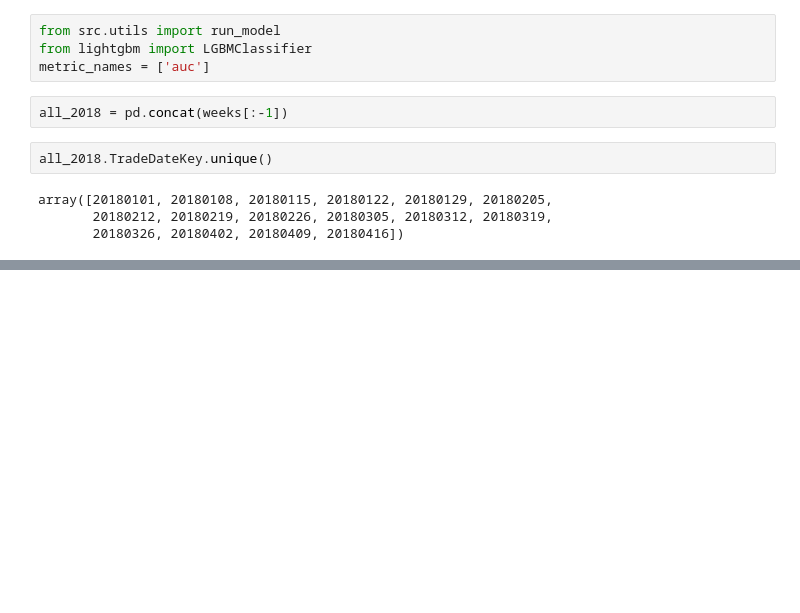
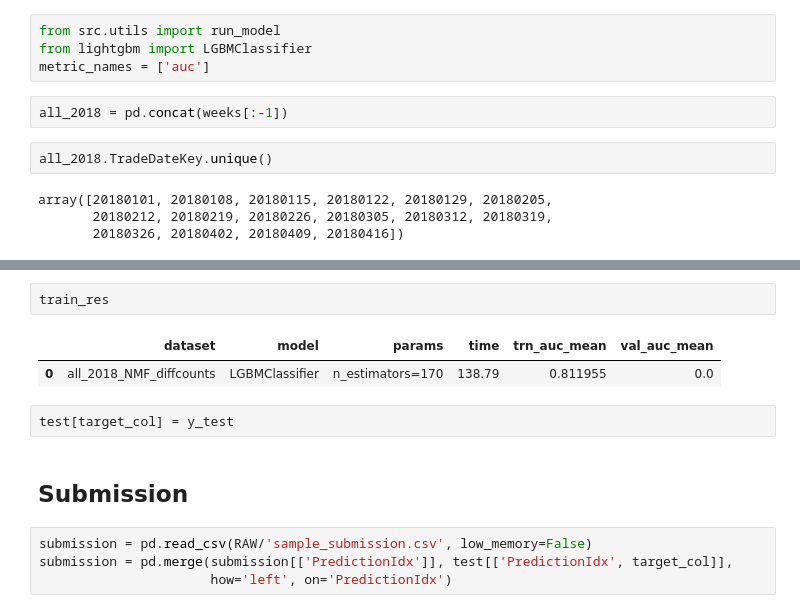
Before and after one commit to Robert-Aduviri/DSG-2018-Qualifiers, a Jupyter notebook: notebooks/robert/RA-22-new-SVD-Features.ipynb, the cells around one changed output, grey strips where cells are left out. Cells and saved outputs as stored; diff of their text form; blank space fills up the shorter version.

```diff
--- a/notebooks/robert/RA-22-new-SVD-Features.ipynb
+++ b/notebooks/robert/RA-22-new-SVD-Features.ipynb
@@ -178,0 +243,13 @@ for i, w in enumerate(data_2018[1:]):
+# %%
+train_res
+# %% [output]
+|  | dataset | model | params | time | trn_auc_mean | val_auc_mean |
+| 0 | all_2018_NMF_diffcounts | LGBMClassifier | n_estimators=170 | 138.79 | 0.811955 | 0.0 |
+# %%
+test[target_col] = y_test
+# %% [markdown]
+## Submission
+# %%
+submission = pd.read_csv(RAW/'sample_submission.csv', low_memory=False)
+submission = pd.merge(submission[['PredictionIdx']], test[['PredictionIdx', target_col]],
+                      how='left', on='PredictionIdx')
```
Also changed, not shown: parts of 14 cells of this notebook, 4 other files.
